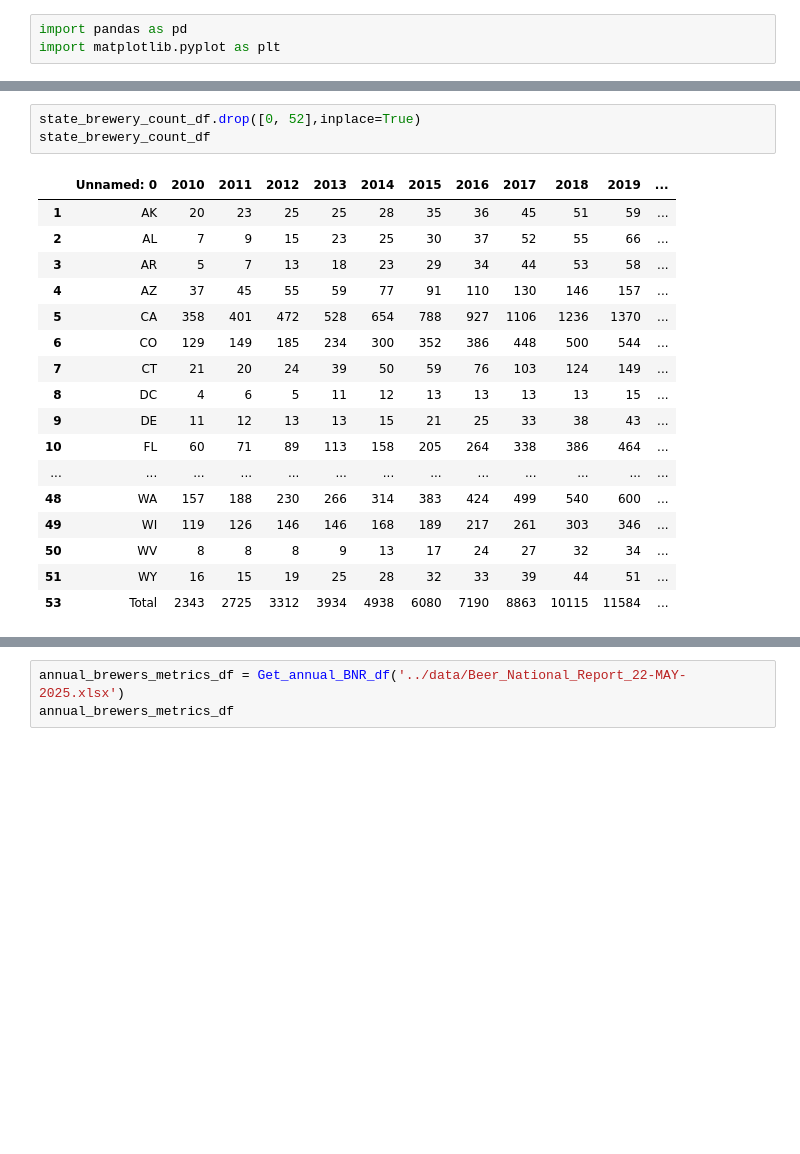
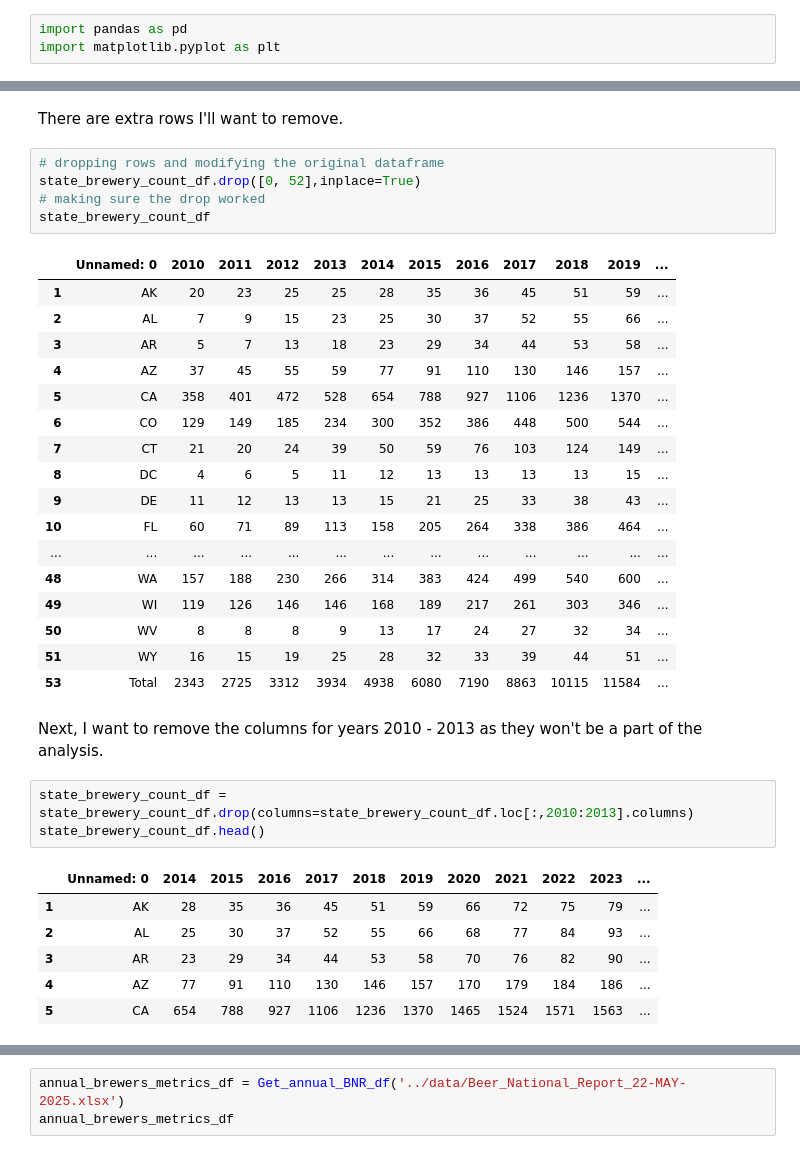
Before and after one commit to miramontron/us_beer_production, a Jupyter notebook: notebooks/us_beer_production.ipynb, the cells around one changed output, grey strips where cells are left out. Saved outputs shown, nothing was run; the diff lists cells and outputs as text; blank space fills up the shorter version.

```diff
--- a/notebooks/us_beer_production.ipynb
+++ b/notebooks/us_beer_production.ipynb
@@ -24,8 +34,12 @@ state_brewery_count_df
 | 51 | WY | 16 | 15 | 19 | 25 | 28 | 32 | 33 | 39 | 44 | 51 | ... |
 | 52 | Other | NaN | 2 | NaN | NaN | NaN | NaN | NaN | NaN | NaN | NaN | ... |
 | 53 | Total | 2343 | 2725 | 3312 | 3934 | 4938 | 6080 | 7190 | 8863 | 10115 | 11584 | ... |
+# %% [markdown]
+There are extra rows I'll want to remove.
 # %%
+# dropping rows and modifying the original dataframe
 state_brewery_count_df.drop([0, 52],inplace=True)
+# making sure the drop worked
 state_brewery_count_df
 # %% [output]
 |  | Unnamed: 0 | 2010 | 2011 | 2012 | 2013 | 2014 | 2015 | 2016 | 2017 | 2018 | 2019 | ... |
@@ -45,3 +59,15 @@ state_brewery_count_df
 | 50 | WV | 8 | 8 | 8 | 9 | 13 | 17 | 24 | 27 | 32 | 34 | ... |
 | 51 | WY | 16 | 15 | 19 | 25 | 28 | 32 | 33 | 39 | 44 | 51 | ... |
 | 53 | Total | 2343 | 2725 | 3312 | 3934 | 4938 | 6080 | 7190 | 8863 | 10115 | 11584 | ... |
+# %% [markdown]
+Next, I want to remove the columns for years 2010 - 2013 as they won't be a part of the analysis.
+# %%
+state_brewery_count_df = state_brewery_count_df.drop(columns=state_brewery_count_df.loc[:,2010:2013].columns)
+state_brewery_count_df.head()
+# %% [output]
+|  | Unnamed: 0 | 2014 | 2015 | 2016 | 2017 | 2018 | 2019 | 2020 | 2021 | 2022 | 2023 | ... |
+| 1 | AK | 28 | 35 | 36 | 45 | 51 | 59 | 66 | 72 | 75 | 79 | ... |
+| 2 | AL | 25 | 30 | 37 | 52 | 55 | 66 | 68 | 77 | 84 | 93 | ... |
+| 3 | AR | 23 | 29 | 34 | 44 | 53 | 58 | 70 | 76 | 82 | 90 | ... |
+| 4 | AZ | 77 | 91 | 110 | 130 | 146 | 157 | 170 | 179 | 184 | 186 | ... |
+| 5 | CA | 654 | 788 | 927 | 1106 | 1236 | 1370 | 1465 | 1524 | 1571 | 1563 | ... |
```
Also changed, not shown: parts of 8 cells of this notebook.
